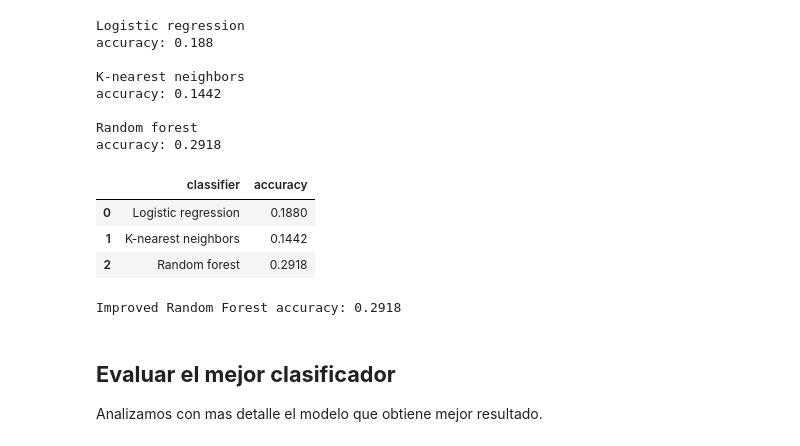
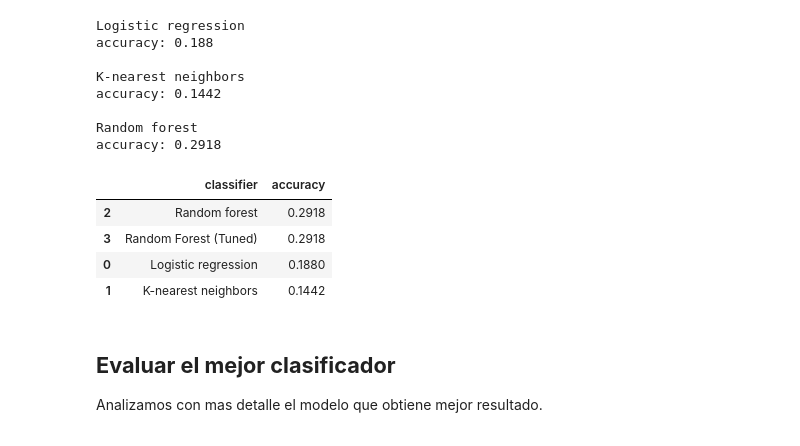
Before and after one commit to Claffyhill/spotify-genre-ml, a Jupyter notebook: notebooks/02_modeling.ipynb, the cells around one changed output. Cells and saved outputs as stored; diff of their text form; code cells hidden in the pictures.

```diff
--- a/notebooks/02_modeling.ipynb
+++ b/notebooks/02_modeling.ipynb
@@ -156,5 +152,7 @@ results = [...]
 # %%
 results = []
+
+trained_models = {}
 
 # Models that NEED scaling
 scaled_models = [
@@ -165,16 +163,25 @@ scaled_models = [
 for name, clf in scaled_models:
     print(name)
     clf.fit(X_train_scaled, Y_train)
+
+    # Guardar el modelo entrenado
+    trained_models[name] = clf
+
     preds = clf.predict(X_test_scaled)
     acc = accuracy_score(Y_test, preds)
+
     results.append((name, acc))
-    print('accuracy:', acc)
+    print("accuracy:", acc)
     print()
 
-# Random Forest (NO scaling)
+# Random Forest
 print("Random forest")
+
 rf = RandomForestClassifier(n_estimators=100, random_state=0, n_jobs=-1)
 rf.fit(X_train, Y_train)
+
+trained_models["Random forest"] = rf
+
 rf_preds = rf.predict(X_test)
 rf_acc = accuracy_score(Y_test, rf_preds)
 
@@ -190,21 +197,21 @@ accuracy: 0.1442
 Random forest
 accuracy: 0.2918
 # %%
+Y_pred_rf = rf.predict(X_test)
+rf_acc = accuracy_score(Y_test, Y_pred_rf)
+
+results.append(['Random Forest (Tuned)', rf_acc])
+
 results_df = pd.DataFrame(results, columns=['classifier', 'accuracy'])
-results_df.sort_values('accuracy', ascending=False)
+results_df = results_df.sort_values(by='accuracy', ascending=False)
 
 display(results_df)
-Y_pred_rf = rf.predict(X_test)
-
-rf_acc = accuracy_score(Y_test, Y_pred_rf)
-
-print("Improved Random Forest accuracy:", rf_acc)
 # %% [output]
 |  | classifier | accuracy |
+| 2 | Random forest | 0.2918 |
+| 3 | Random Forest (Tuned) | 0.2918 |
 | 0 | Logistic regression | 0.1880 |
 | 1 | K-nearest neighbors | 0.1442 |
-| 2 | Random forest | 0.2918 |
-Improved Random Forest accuracy: 0.2918
 # %% [markdown]
 ## **Evaluar el mejor clasificador**
 
```
Also changed, not shown: parts of 2 cells of this notebook, 1 other file.
